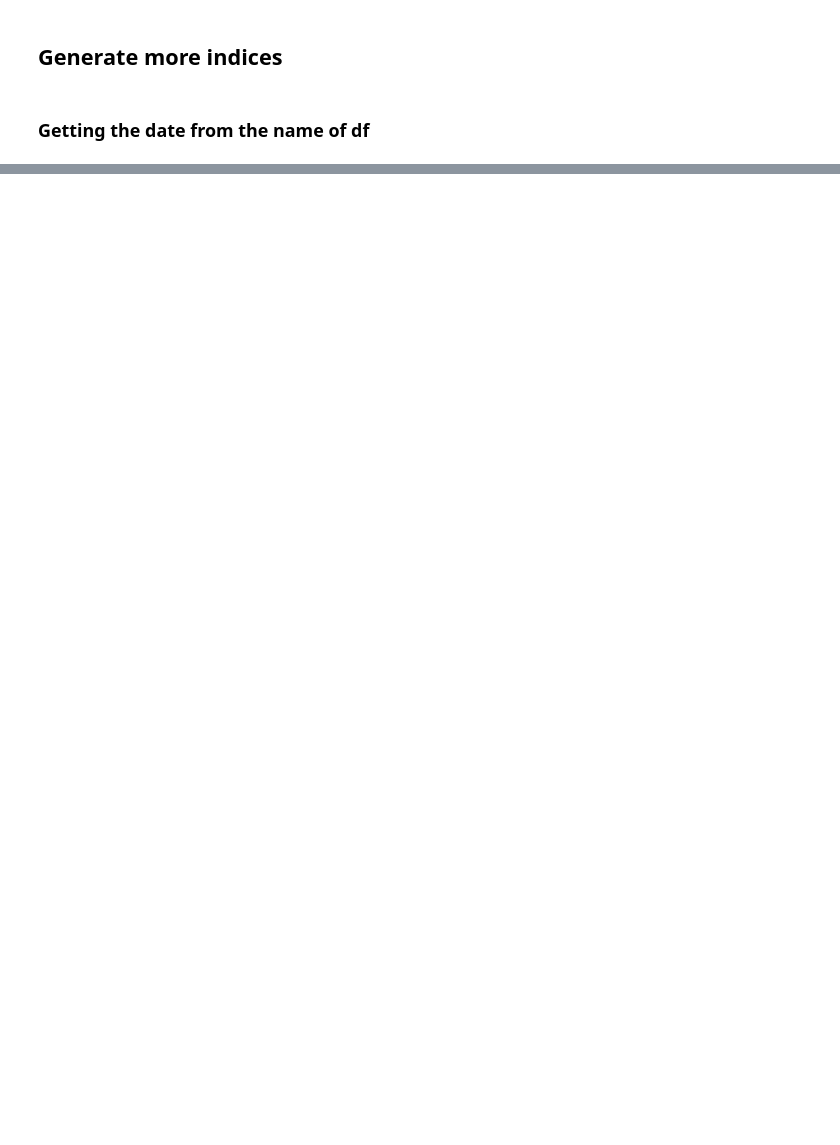
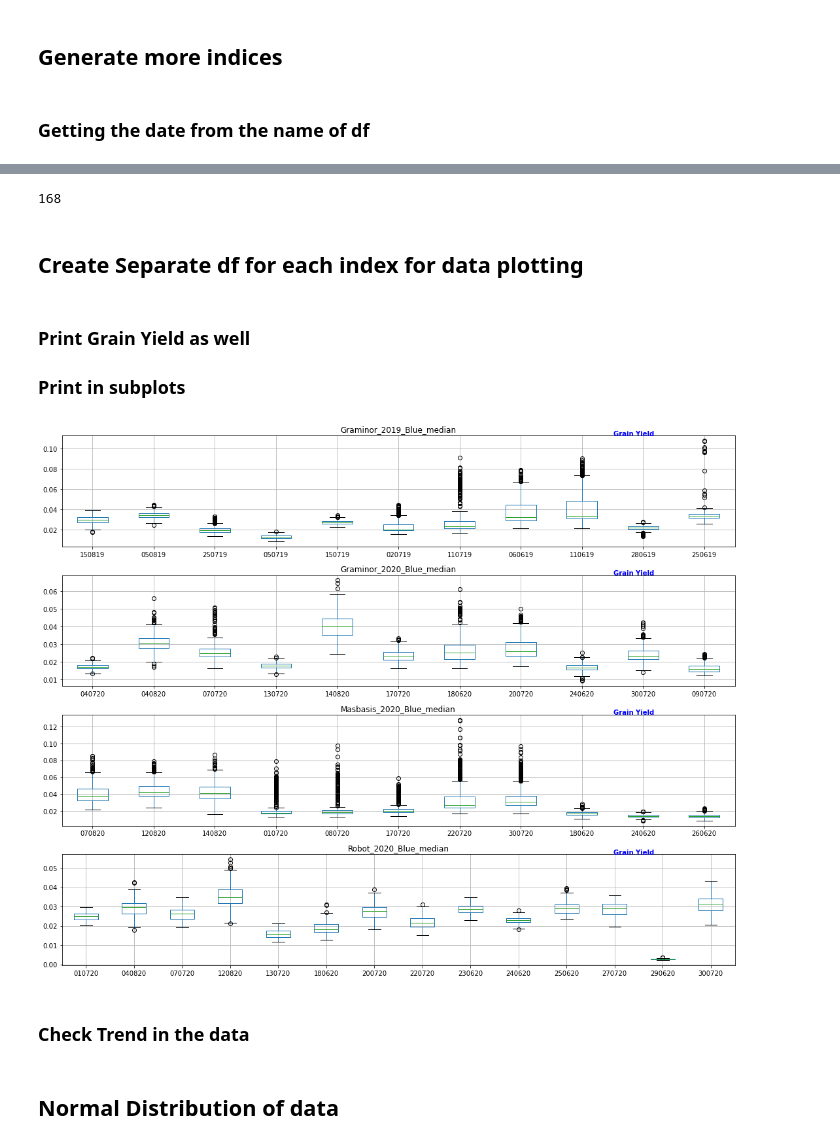
Before and after one commit to fahadijaz/spring_wheat_yield_prediction, a Jupyter notebook: preprocessinig.ipynb, the cells around one changed output, grey strips where cells are left out. Cells and saved outputs as stored; diff of their text form; code cells hidden in the pictures; blank space fills up the shorter version.

Commit message:
Plotting done.

```diff
--- a/preprocessinig.ipynb
+++ b/preprocessinig.ipynb
@@ -574,6 +613,8 @@ Found 56 complete dataframes. Can be accessed using "complete_dataframes" list
 elements_to_strip = "abcdefghijklmnopqrstuvwxyzABCDEFGHIJKLMNOPQRSTUVWXYZ_-()."
 
 complete_df_std = []
+
+field_year_dict = {}
 
 for df in complete_dataframes:
 
@@ -597,4 +638,11 @@ for df in complete_dataframes:
 
     complete_df_std.append(new_df_name)
 
+    # Creating a dict with all dates for a certain field for a certain year
+    dict_key = field_name+'_20'+date1[-2:]
+    if dict_key in field_year_dict:
+        field_year_dict[dict_key].append(date1)
+    else:
+        field_year_dict[dict_key] = [date1]
+
 #     print(new_df_name)
@@ -645,7 +697,7 @@ from math import sqrt
 list_df_all_indices = []
 
 for df in final_df:
-    new_df_name = df + '_all_indices'
+    new_df_name = df + '_full'
 
     temp_df = locals()[df].copy()
 
@@ -729,0 +741,63 @@ M_180620_MICA_MEDIAN = M_180620_Mica['median'].dropna()
+# %%
+len(list_df_all_indices)
+# list_df_all_indices
+# Masbasis_040820_mean_full
+# %% [output]
+168
+# %% [markdown]
+## Create Separate df for each index for data plotting
+# %% [markdown]
+### Print Grain Yield as well
+### Print in subplots
+# %%
+# col_for_plotting = ['Blue', 'Green', 'Red', 'RedEdge', 'NIR', 'NDVI', 'MTCI']
+# data_agg_list = ['_mean_full', '_median_full', '_stdev_full']
+
+# data_agg_list = ['_mean_full']
+data_agg_list = ['_median_full']
+# data_agg_list = ['_stdev_full']
+# col_for_plotting = general_col_names[1:]
+
+col_for_plotting = ['Blue']
+# col_for_plotting = ['Green']
+# col_for_plotting = ['Red']
+# col_for_plotting = ['RedEdge']
+# col_for_plotting = ['NIR']
+# col_for_plotting = ['NDVI']
+# col_for_plotting = ['MTCI']
+
+for d_type in data_agg_list:
+    for col in col_for_plotting:
+        fig, ax = plt.subplots(4,1, figsize=(15,12))
+        plots = ax.flatten()
+        n = 0
+        # TODO: Fix the x ticks
+        for field_sample, dates in field_year_dict.items():
+
+            # Adding required data to a temp dataframe
+            temp_df = pd.DataFrame()
+            for date in dates:
+                field_df = field_sample[:-5]+'_'+date+d_type
+#                 print(field_df+'_'+col)
+                temp_df[date] = locals()[field_df][col]
+
+            # Adding field plot to the subplots
+            num_of_fields = len(field_year_dict.keys())
+
+            text = "Grain Yield"
+
+            temp_df.boxplot(ax=plots[n])
+            x_labels = temp_df.columns.tolist()
+            plots[n].set_xticklabels(x_labels, rotation=0)
+            plots[n].set_title(field_sample+'_'+col+d_type[:-5])
+
+            # Printing the grain yiels of the fiels_sample for reference
+            plots[n].text(0.85, 1.05, text, ha='center', va='top', weight='bold', color='blue', transform=plots[n].transAxes)
+            n+=1
+        plt.tight_layout()
+# %% [output]
+[figure, added]
+# %% [markdown]
+### Check Trend in the data
+# %% [markdown]
+## Normal Distribution of data
```
Also changed, not shown: parts of 38 cells of this notebook.
